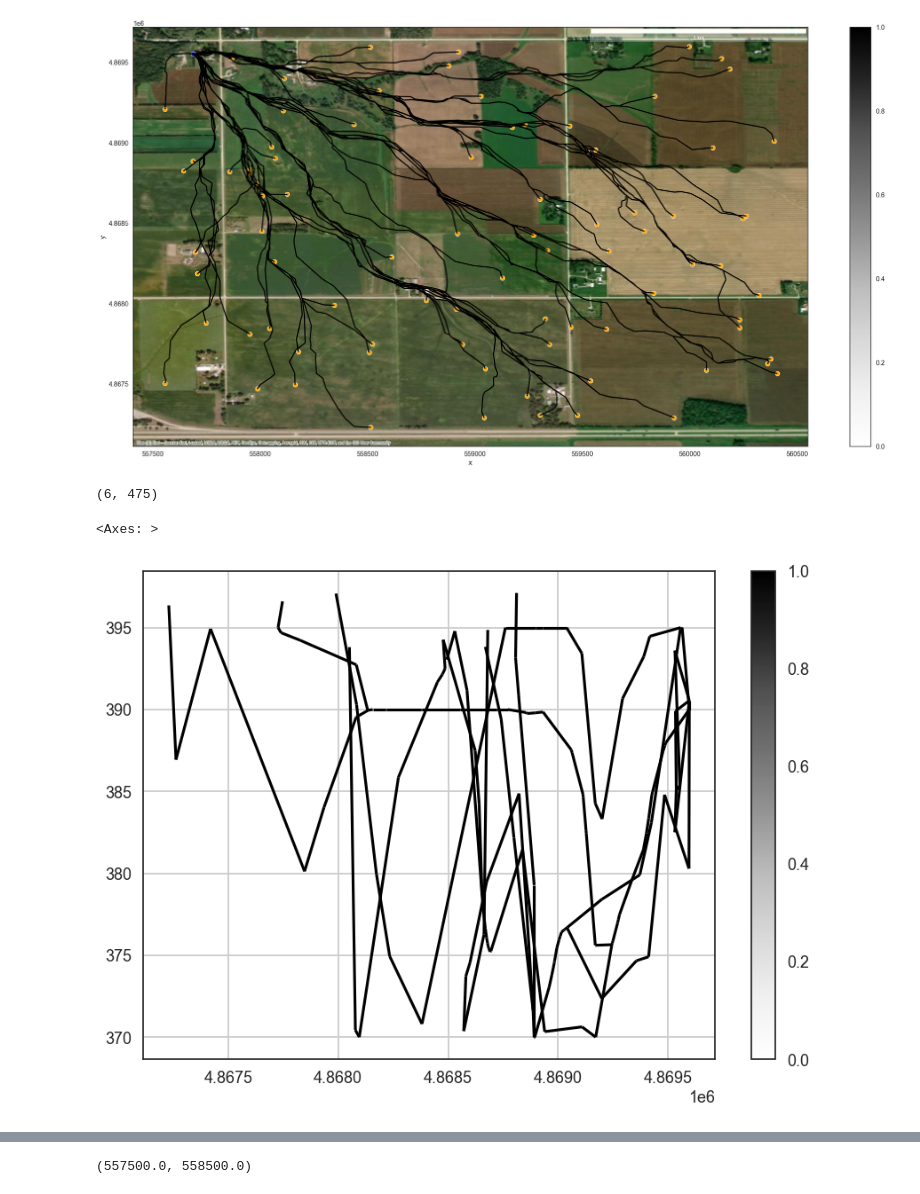
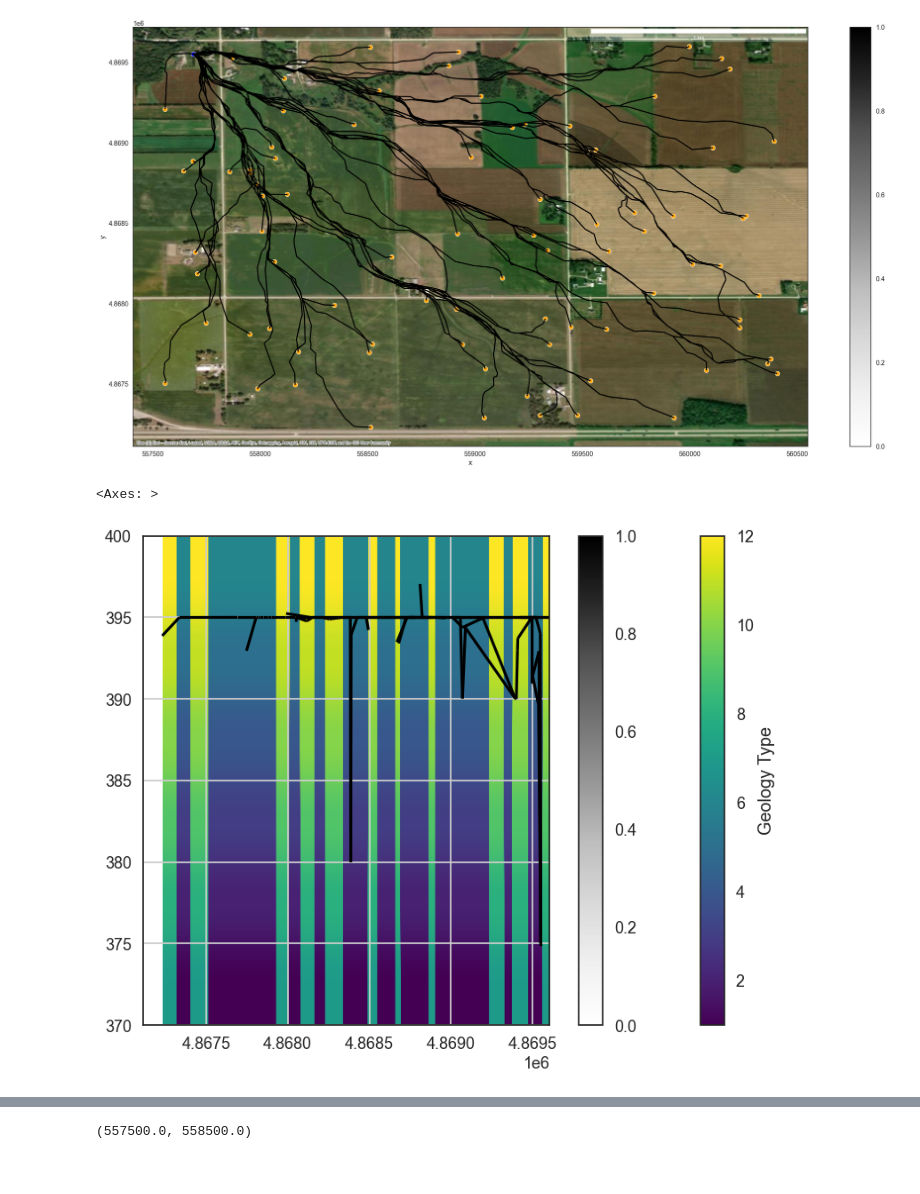
Before and after one commit to jhuang523/UMNBearSpring, a Jupyter notebook: openkarst/conduits/conduits_V1.ipynb, the cells around one changed output, grey strips where cells are left out. Saved outputs shown, nothing was run; the diff lists cells and outputs as text; code cells hidden in the pictures.

```diff
--- a/openkarst/conduits/conduits_V1.ipynb
+++ b/openkarst/conduits/conduits_V1.ipynb
@@ -90,4 +110,9 @@ for offset in offsets:
     mask_xy |= np.abs(i+ j - nx - offset) <= thickness
 
 geo[mask_xy] = 2
+# %%
+#map geology types to field
+for i in range(1,nz+1):
+    geo[:,:, i-1] = np.where(geo[:,:, i-1] == 1, i,i + nz)
+geo = np.flipud(geo)
 # %%
@@ -235,16 +207,13 @@ Drawing scalebar on axes with unequal aspect ratio; either call ax.set_aspect(1)
 [figure]
 # %%
 plot_3D_network(nodes, edges, node_color = 'type')
-# %%
-geo[0,:,:].T.shape
-# %% [output]
-(6, 475)
 # %%
 fig, ax = plt.subplots()
-# cbar = ax.imshow(np.flipud(geo[0,:,:].T), extent = (x0, x1, z0, z1))
+cbar = ax.imshow(geo[1,:,:].T, extent = (y0, y1, z0, z1),origin = 'lower', aspect = 100, cmap = 'viridis')
+plt.colorbar(cbar, label='Geology Type')
 plot_2D_network(nodes, edges, axes = ('y','z'), ax =ax)
 # %% [output]
 <Axes: >
-[figure, old version]
+[figure, new version]
 # %%
 fig, ax = plt.subplots()
```
Also changed, not shown: parts of 7 cells of this notebook, 49 other files.
